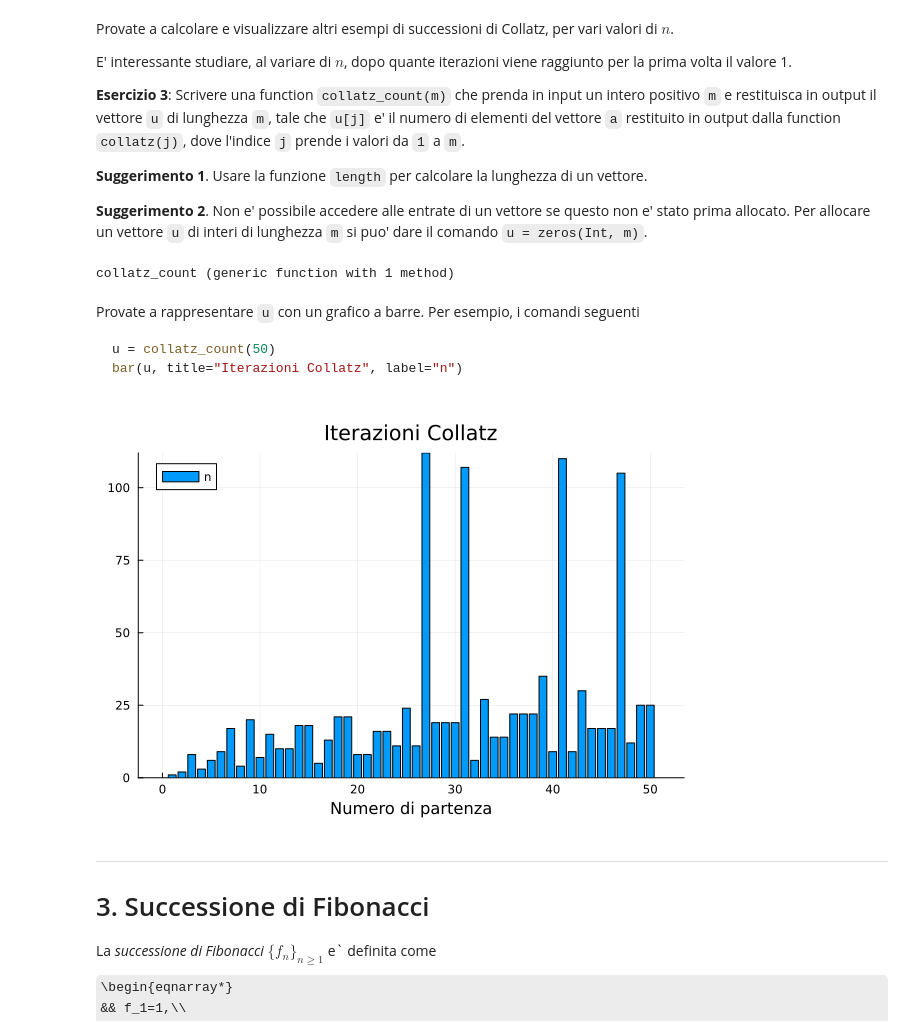
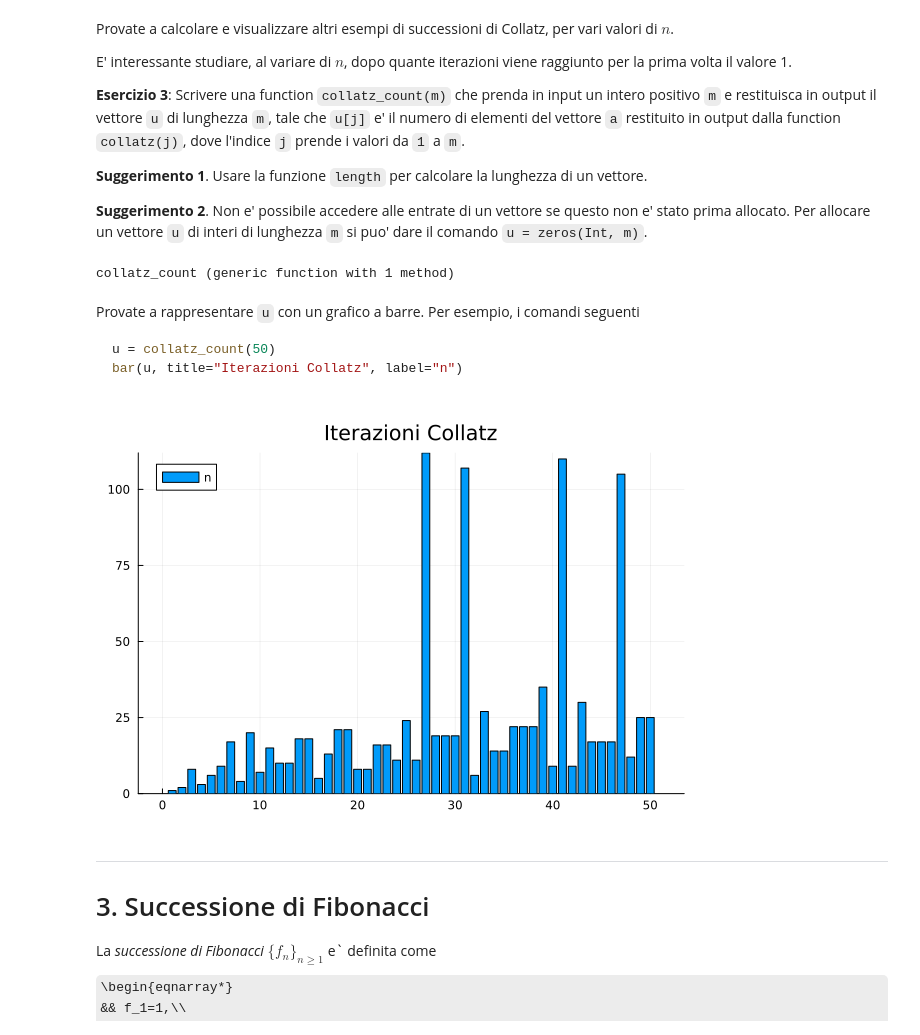
Before and after one commit to nbriganti1/nbriganti1.github.io, a Jupyter notebook: NicolòBrigantiSuccessioni.ipynb, the cells around one changed output. Drawn from its saved outputs; the diff is of its cells as text; code cells hidden in the pictures; some formulas as TeX source.

```diff
--- a/NicolòBrigantiSuccessioni.ipynb
+++ b/NicolòBrigantiSuccessioni.ipynb
@@ -152,33 +165,21 @@ E' interessante studiare, al variare di $n$, dopo quante iterazioni viene raggiu
 **Suggerimento 1**. Usare la funzione `length` per calcolare la lunghezza di un vettore.
 
 **Suggerimento 2**. Non e' possibile accedere alle entrate di un vettore se questo non e' stato prima allocato. Per allocare un vettore `u` di interi di lunghezza `m` si puo' dare il comando `u = zeros(Int, m)`.
-# %%
-# inserire qui il codice#  # 1. Carica il pacchetto per i grafici (se non lo hai installato, esegui prima: import Pkg; Pkg.add("Plots"))
-using Plots
-
-# 2. Definiamo le funzioni (necessarie per far funzionare il calcolo)
-function collatz(n::Int)
-    sequenza = [n]
-    while n > 1
-        if n % 2 == 0
-            n = div(n, 2)
-        else
-            n = 3 * n + 1
-        end
-        push!(sequenza, n)
-    end
-    return sequenza
-end
-
-function collatz_count(m::Int)
-    u = zeros(Int, m)
-    for j in 1:m
-        u[j] = length(collatz(j))
-    end
-    return u
-end
-# %% [output]
-collatz_count (generic function with 1 method)
+# %%
+# inserire qui il codice
+function collatz_count(m)
+    # Allocazione del vettore u di lunghezza m con interi
+    u = zeros(Int, m)
+
+    # Calcolo della lunghezza della sequenza per ogni j da 1 a m
+    for j in 1:m
+        u[j] = length(collatz(j))
+    end
+
+    return u
+end
+# %% [output]
+collatz_count (generic function with 1 method)
 # %% [markdown]
 Provate a rappresentare  `u` con un grafico a barre. Per esempio, i comandi seguenti
 
@@ -187,13 +188,10 @@ u = collatz_count(50)
 bar(u, title="Iterazioni Collatz", label="n")
 # %%
 # inserire qui il codice
-# 3. Generiamo i dati per i primi 50 numeri
 u = collatz_count(50)
-
-# 4. Creiamo il grafico a barre come richiesto
-bar(u, title="Iterazioni Collatz", label="n", xlabel="Numero di partenza")
+bar(u, title="Iterazioni Collatz", label="n")
 # %% [output]
-[figure, old version]
+[figure, new version]
 # %% [markdown]
 
 ---
```
Also changed, not shown: parts of 17 cells of this notebook.
